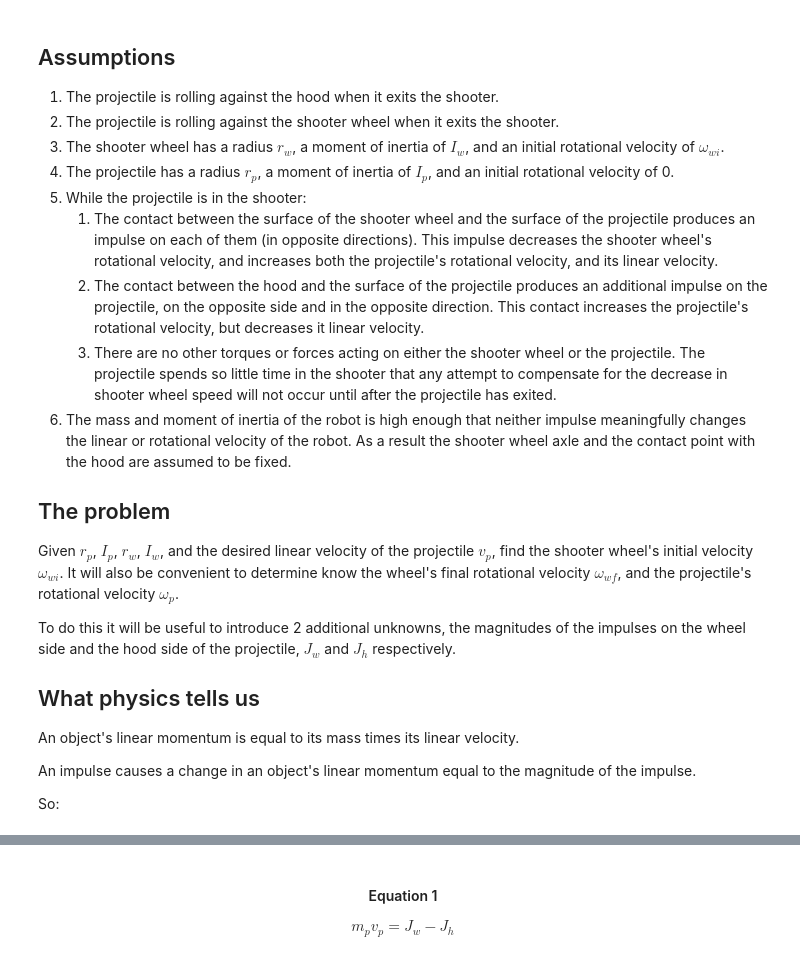
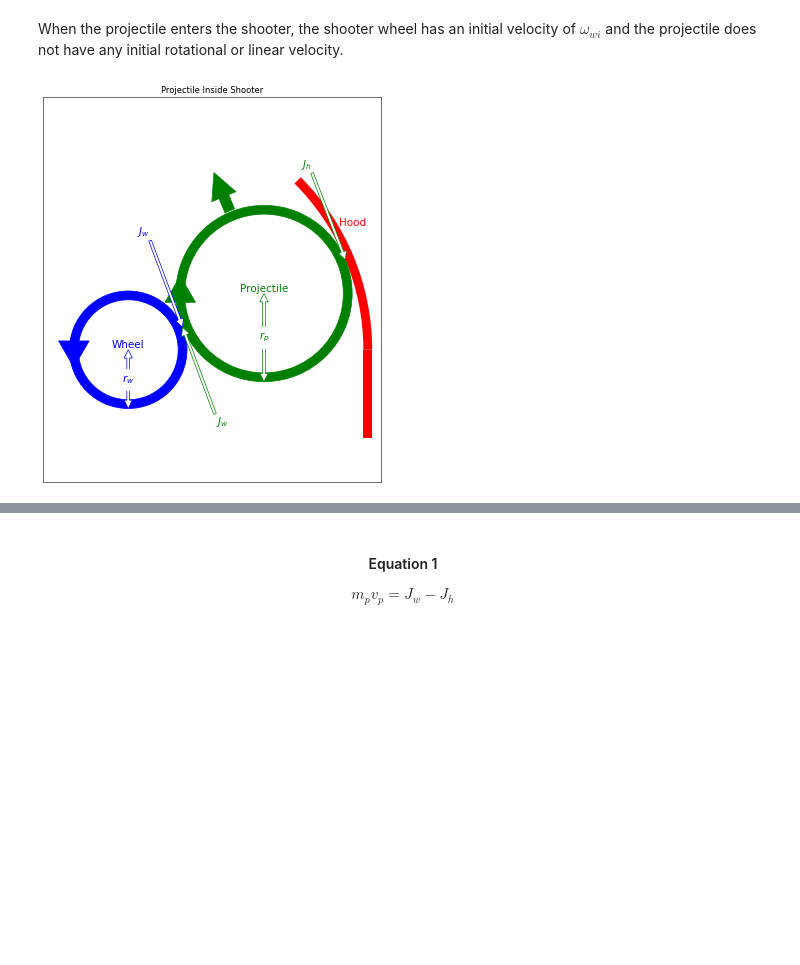
Before and after one commit to DeepBlueRobotics/jupyter_notebooks, a Jupyter notebook: FlywheelShooter.ipynb, the cells around one changed output, grey strips where cells are left out. Drawn from its saved outputs; the diff is of its cells as text; code cells hidden in the pictures; blank space fills up the shorter version.

Commit message:
Change figure sizes and add descriptions.

```diff
--- a/FlywheelShooter.ipynb
+++ b/FlywheelShooter.ipynb
@@ -168,28 +166,6 @@ display_drawing()
-# %% [markdown]
-
-
-## Assumptions
-
-1. The projectile is rolling against the hood when it exits the shooter.
-2. The projectile is rolling against the shooter wheel when it exits the shooter.
-3. The shooter wheel has a radius $r_w$, a moment of inertia of $I_w$, and an initial rotational velocity of $\omega_{wi}$.
-4. The projectile has a radius $r_p$, a moment of inertia of $I_p$, and an initial rotational velocity of 0.
-5. While the projectile is in the shooter:
-    1. The contact between the surface of the shooter wheel and the surface of the projectile produces an impulse on each of them (in opposite directions). This impulse decreases the shooter wheel's rotational velocity, and increases both the projectile's rotational velocity, and its linear velocity.
-    2. The contact between the hood and the surface of the projectile produces an additional impulse on the projectile, on the opposite side and in the opposite direction. This contact increases the projectile's rotational velocity, but decreases it linear velocity.
-    3. There are no other torques or forces acting on either the shooter wheel or the projectile. The projectile spends so little time in the shooter that any attempt to compensate for the decrease in shooter wheel speed will not occur until after the projectile has exited.
-6. The mass and moment of inertia of the robot is high enough that neither impulse meaningfully changes the linear or rotational velocity of the robot. As a result the shooter wheel axle and the contact point with the hood are assumed to be fixed.
-
-## The problem
-
-Given $r_p$, $I_p$, $r_w$, $I_w$, and the desired linear velocity of the projectile $v_p$, find the shooter wheel's initial velocity $\omega_{wi}$. It will also be convenient to determine know the wheel's final rotational velocity $\omega_{wf}$, and the projectile's rotational velocity $\omega_p$.
-
-To do this it will be useful to introduce 2 additional unknowns, the magnitudes of the impulses on the wheel side and the hood side of the projectile, $J_w$ and $J_h$ respectively.
-
-## What physics tells us
-
-An object's linear momentum is equal to its mass times its linear velocity.
-
-An impulse causes a change in an object's linear momentum equal to the magnitude of the impulse.
-
-So:
+# %% [markdown]
+When the projectile enters the shooter, the shooter wheel has an initial velocity of $\omega_{wi}$ and the projectile does not have any initial rotational or linear velocity.
+# %%
+display_shooter('Projectile Inside Shooter', r'', r'', r'', show_impulses=True, theta=math.pi/8)
+# %% [output]
+[figure, added]
```
Also changed, not shown: parts of 6 cells of this notebook.
